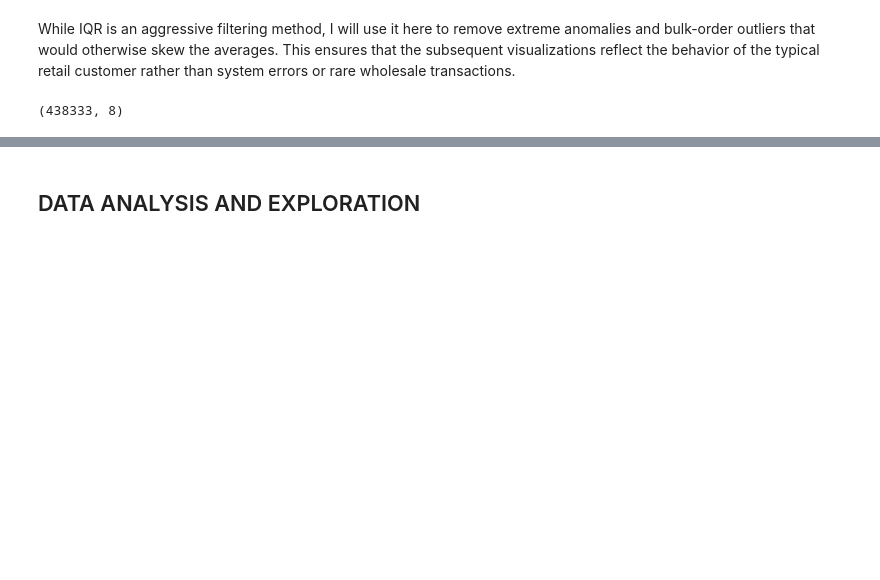
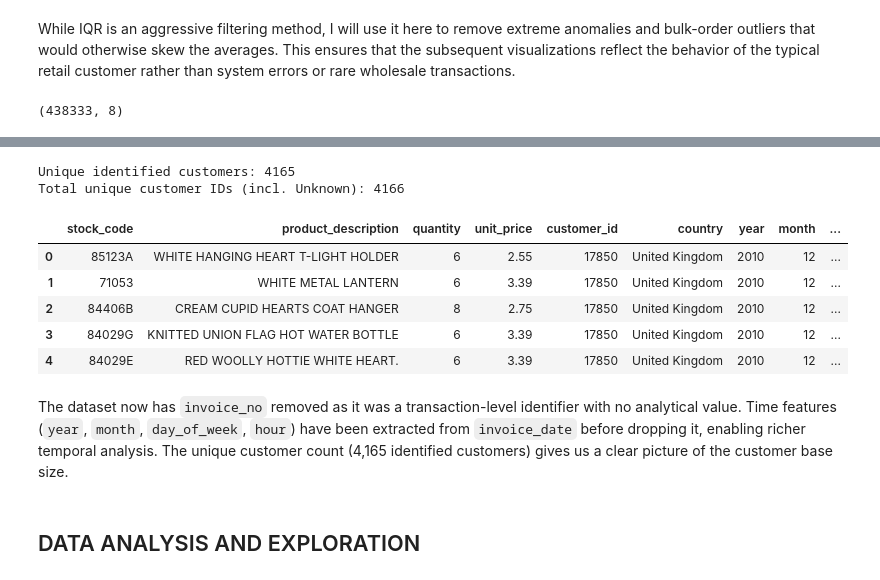
Before and after one commit to Raeesa12/FUTURE_DS_01, a Jupyter notebook: business_sales_analytics.ipynb, the cells around one changed output, grey strips where cells are left out. Cells and saved outputs as stored; diff of their text form; code cells hidden in the pictures; blank space fills up the shorter version.

```diff
--- a/business_sales_analytics.ipynb
+++ b/business_sales_analytics.ipynb
@@ -265,10 +265,3 @@ print(data.shape)
 # Remove negative quantities (returns) and zero-priced items
 data = data[data['Quantity'] > 0]
 data = data[data['UnitPrice'] > 0]
-# %%
-# standardise column names
-data.columns = ['invoice_no', 'stock_code', 'description', 'quantity', 'invoice_date', 'unit_price', 'customer_id', 'country']
-
-data['customer_id'] = data['customer_id'].apply(lambda x: str(int(float(x))) if x != 'Unknown' and pd.notnull(x) else x)
-
-data.head()
@@ -282,3 +268,43 @@ data.head()
+# %%
+# Standardise column names
+data.columns = ['invoice_no', 'stock_code', 'product_description', 'quantity', 'invoice_date', 'unit_price', 'customer_id', 'country']
+
+# Drop invoice_no — redundant identifier not needed for analysis
+data = data.drop(columns=['invoice_no'])
+
+# Convert customer_id to clean string (strip .0 float formatting)
+data['customer_id'] = data['customer_id'].apply(lambda x: str(int(float(x))) if x != 'Unknown' and pd.notnull(x) else x)
+
+# Convert invoice_date to datetime
+data['invoice_date'] = pd.to_datetime(data['invoice_date'])
+
+# Extract time features before dropping invoice_date
+data['year'] = data['invoice_date'].dt.year
+data['month'] = data['invoice_date'].dt.month
+data['day_of_week'] = data['invoice_date'].dt.day_name()
+data['hour'] = data['invoice_date'].dt.hour
+
+# Drop invoice_date — all useful time info has been extracted
+data = data.drop(columns=['invoice_date'])
+
+# Count unique customers
+unique_customers = data[data['customer_id'] != 'Unknown']['customer_id'].nunique()
+total_customers_incl_unknown = data['customer_id'].nunique()
+print(f"Unique identified customers: {unique_customers}")
+print(f"Total unique customer IDs (incl. Unknown): {total_customers_incl_unknown}")
+
+data.head()
+# %% [output]
+Unique identified customers: 4165
+Total unique customer IDs (incl. Unknown): 4166
+|  | stock_code | product_description | quantity | unit_price | customer_id | country | year | month | ... |
+| 0 | 85123A | WHITE HANGING HEART T-LIGHT HOLDER | 6 | 2.55 | 17850 | United Kingdom | 2010 | 12 | ... |
+| 1 | 71053 | WHITE METAL LANTERN | 6 | 3.39 | 17850 | United Kingdom | 2010 | 12 | ... |
+| 2 | 84406B | CREAM CUPID HEARTS COAT HANGER | 8 | 2.75 | 17850 | United Kingdom | 2010 | 12 | ... |
+| 3 | 84029G | KNITTED UNION FLAG HOT WATER BOTTLE | 6 | 3.39 | 17850 | United Kingdom | 2010 | 12 | ... |
+| 4 | 84029E | RED WOOLLY HOTTIE WHITE HEART. | 6 | 3.39 | 17850 | United Kingdom | 2010 | 12 | ... |
+# %% [markdown]
+The dataset now has `invoice_no` removed as it was a transaction-level identifier with no analytical value. Time features (`year`, `month`, `day_of_week`, `hour`) have been extracted from `invoice_date` before dropping it, enabling richer temporal analysis. The unique customer count (4,165 identified customers) gives us a clear picture of the customer base size.
 # %%
 data.to_csv('data_cleaned.csv', index=False)
 # %% [markdown]
```
Also changed, not shown: parts of 8 cells of this notebook, 16 other files.
